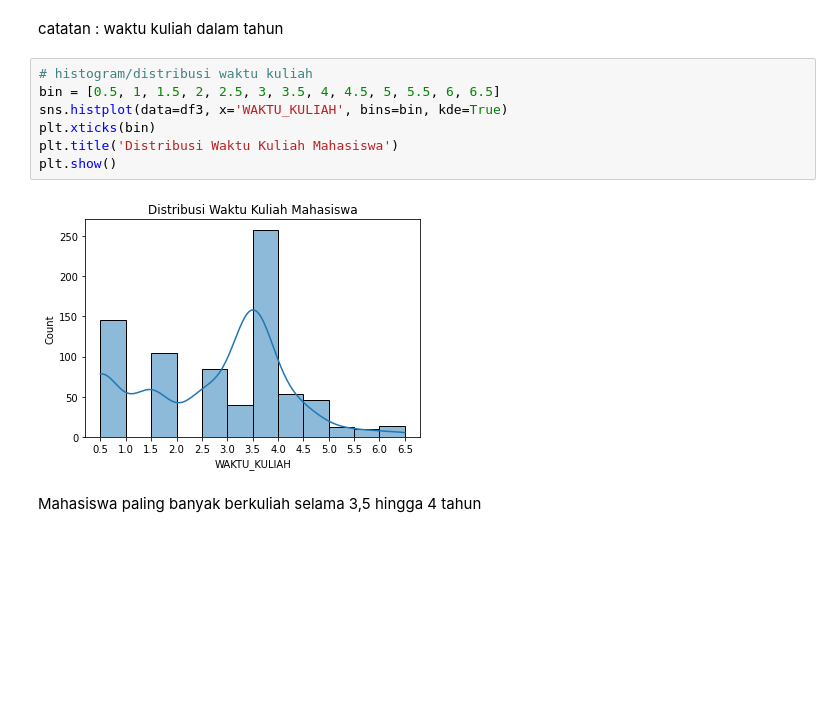
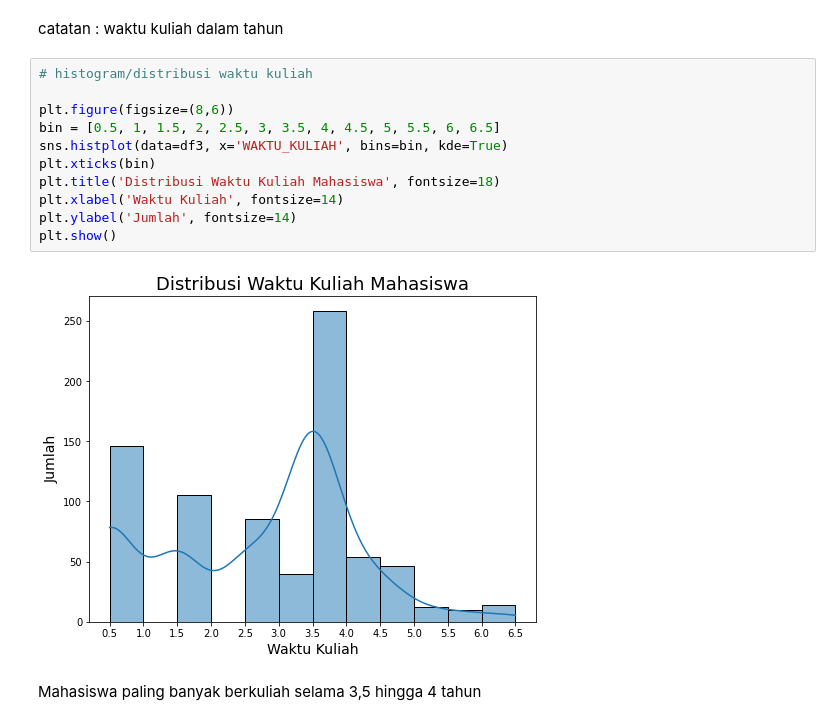
Before and after one commit to FelixFern/ISFEST-ODE, a Jupyter notebook: ODE PPT.ipynb, the cells around one changed output. Saved outputs shown, nothing was run; the diff lists cells and outputs as text; blank space fills up the shorter version.

```diff
--- a/ODE PPT.ipynb
+++ b/ODE PPT.ipynb
@@ -605,13 +615,17 @@ Histogram menunjukkan bahwa, mayorita mahasiswa mengambil SKS dengan total lebih
 catatan : waktu kuliah dalam tahun
 # %%
 # histogram/distribusi waktu kuliah
+
+plt.figure(figsize=(8,6))
 bin = [0.5, 1, 1.5, 2, 2.5, 3, 3.5, 4, 4.5, 5, 5.5, 6, 6.5]
 sns.histplot(data=df3, x='WAKTU_KULIAH', bins=bin, kde=True)
 plt.xticks(bin)
-plt.title('Distribusi Waktu Kuliah Mahasiswa')
+plt.title('Distribusi Waktu Kuliah Mahasiswa', fontsize=18)
+plt.xlabel('Waktu Kuliah', fontsize=14)
+plt.ylabel('Jumlah', fontsize=14)
 plt.show()
 # %% [output]
-[figure, old version]
+[figure, new version]
 # %% [markdown]
 Mahasiswa paling banyak berkuliah selama 3,5 hingga 4 tahun
 # %% [markdown]
```
Also changed, not shown: parts of 7 cells of this notebook.
